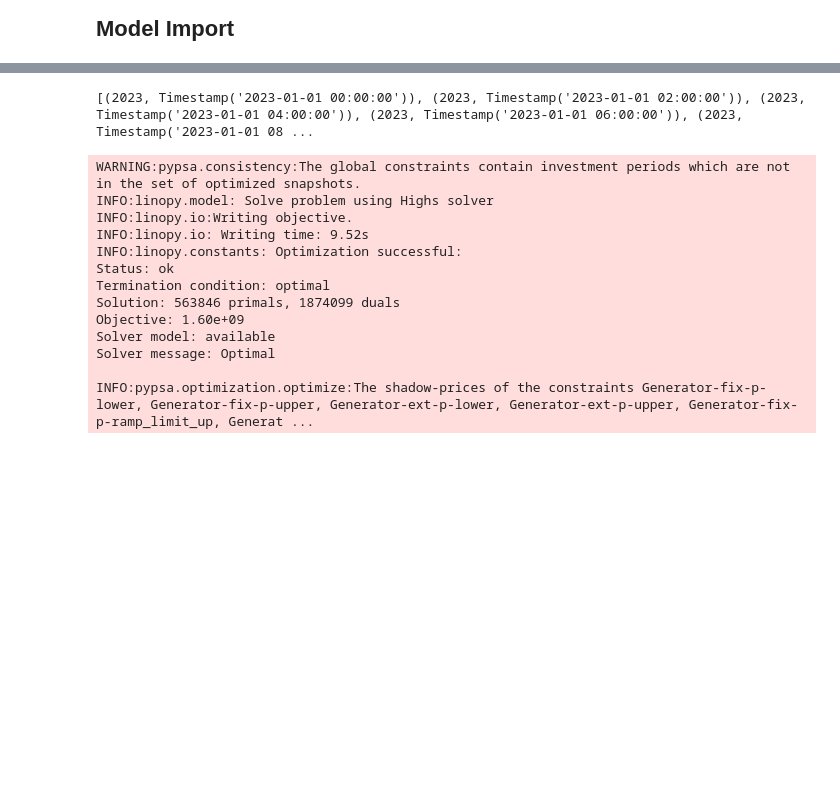
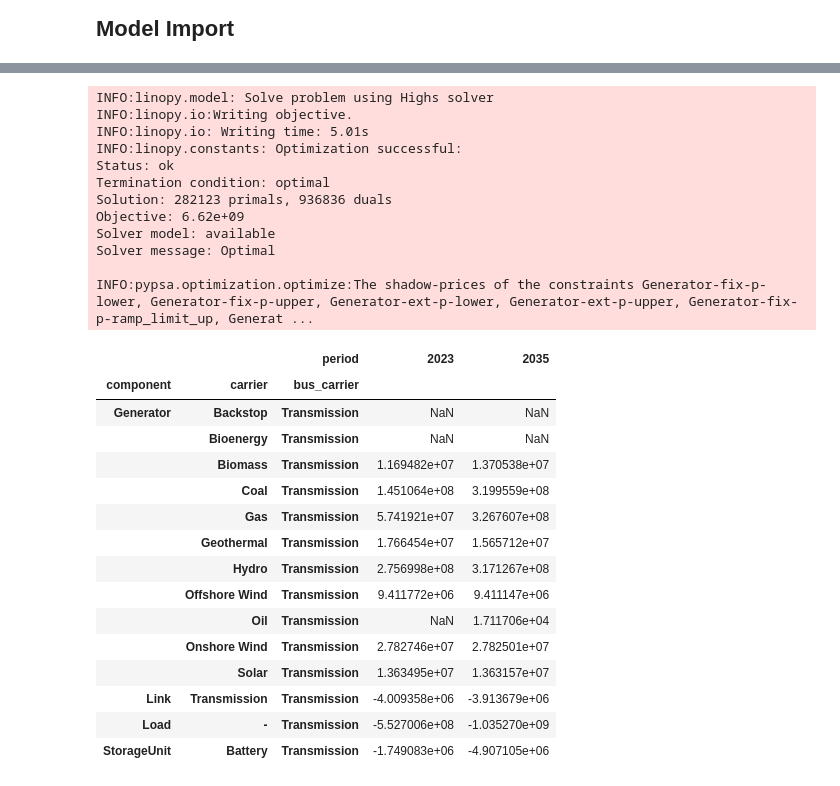
Before and after one commit to anson25gg/FYP-TZ-APG-Hydrogen-Integration, a Jupyter notebook: test.ipynb, the cells around one changed output, grey strips where cells are left out. Saved outputs shown, nothing was run; the diff lists cells and outputs as text; code cells hidden in the pictures; blank space fills up the shorter version.

```diff
--- a/test.ipynb
+++ b/test.ipynb
@@ -15,41 +23,56 @@ INFO:pypsa.network.io:Imported network '' has buses, carriers, generators, globa
 # %%
-# User inputs
-start_year = 2023
-start_week = 1
-period_length_weeks = 52  # how many weeks to include
+# # User inputs
+# start_year = 2023
+# start_week = 1
+# period_length_weeks = 52  # how many weeks to include
 
-# Get all snapshots for the chosen year
-year_snapshots = [s for s in n.snapshots if s[0] == start_year]
+# # Get all snapshots for the chosen year
+# year_snapshots = [s for s in n.snapshots if s[0] == start_year]
 
-# Filter snapshots within the chosen period
-selected_snapshots = []
-for s in year_snapshots:
-    timestamp = pd.to_datetime(s[1])
-    week_number = timestamp.isocalendar()[1]
-    if start_week <= week_number < start_week + period_length_weeks:
-        selected_snapshots.append(s)
+# # Filter snapshots within the chosen period
+# selected_snapshots = []
+# for s in year_snapshots:
+#     timestamp = pd.to_datetime(s[1])
+#     week_number = timestamp.isocalendar()[1]
+#     if start_week <= week_number < start_week + period_length_weeks:
+#         selected_snapshots.append(s)
 
-print(selected_snapshots)
+# # Set the filtered snapshots
+# n.set_snapshots(pd.MultiIndex.from_tuples(selected_snapshots, names=['period', 'snapshot']))
 
-# Set the filtered snapshots
-n.set_snapshots(pd.MultiIndex.from_tuples(selected_snapshots, names=['period', 'snapshot']))
-
-n.optimize(n.snapshots[::6]);
+n.optimize(n.snapshots[::24])
 # n.statistics.supply(comps=["Generator"]).droplevel(0).div(1e3).plot.bar(
 #     title="Generator in GWh"
 # )
 # %% [output]
-[(2023, Timestamp('2023-01-01 00:00:00')), (2023, Timestamp('2023-01-01 02:00:00')), (2023, Timestamp('2023-01-01 04:00:00')), (2023, Timestamp('2023-01-01 06:00:00')), (2023, Timestamp('2023-01-01 08 ...
+INFO:linopy.model: Solve problem using Highs solver
+INFO:linopy.io:Writing objective.
+INFO:linopy.io: Writing time: 5.01s
+INFO:linopy.constants: Optimization successful:
+Status: ok
+Termination condition: optimal
+Solution: 282123 primals, 936836 duals
+Objective: 6.62e+09
+Solver model: available
+Solver message: Optimal
+
+INFO:pypsa.optimization.optimize:The shadow-prices of the constraints Generator-fix-p-lower, Generator-fix-p-upper, Generator-ext-p-lower, Generator-ext-p-upper, Generator-fix-p-ramp_limit_up, Generat ...
-WARNING:pypsa.consistency:The global constraints contain investment periods which are not in the set of optimized snapshots.
-INFO:linopy.model: Solve problem using Highs solver
-INFO:linopy.io:Writing objective.
-INFO:linopy.io: Writing time: 9.52s
-INFO:linopy.constants: Optimization successful:
-Status: ok
-Termination condition: optimal
-Solution: 563846 primals, 1874099 duals
-Objective: 1.60e+09
-Solver model: available
-Solver message: Optimal
-
-INFO:pypsa.optimization.optimize:The shadow-prices of the constraints Generator-fix-p-lower, Generator-fix-p-upper, Generator-ext-p-lower, Generator-ext-p-upper, Generator-fix-p-ramp_limit_up, Generat ...
+# %%
+n.statistics.capex()
+# %% [output]
+|  |  | period | 2023 | 2035 |
+| component | carrier | bus_carrier |  |  |
+| Generator | Backstop | Transmission | NaN | NaN |
+|  | Bioenergy | Transmission | NaN | NaN |
+|  | Biomass | Transmission | 1.169482e+07 | 1.370538e+07 |
+|  | Coal | Transmission | 1.451064e+08 | 3.199559e+08 |
+|  | Gas | Transmission | 5.741921e+07 | 3.267607e+08 |
+|  | Geothermal | Transmission | 1.766454e+07 | 1.565712e+07 |
+|  | Hydro | Transmission | 2.756998e+08 | 3.171267e+08 |
+|  | Offshore Wind | Transmission | 9.411772e+06 | 9.411147e+06 |
+|  | Oil | Transmission | NaN | 1.711706e+04 |
+|  | Onshore Wind | Transmission | 2.782746e+07 | 2.782501e+07 |
+|  | Solar | Transmission | 1.363495e+07 | 1.363157e+07 |
+| Link | Transmission | Transmission | -4.009358e+06 | -3.913679e+06 |
+| Load | - | Transmission | -5.527006e+08 | -1.035270e+09 |
+| StorageUnit | Battery | Transmission | -1.749083e+06 | -4.907105e+06 |
```
Also changed, not shown: parts of 6 cells of this notebook, 4 other files.
